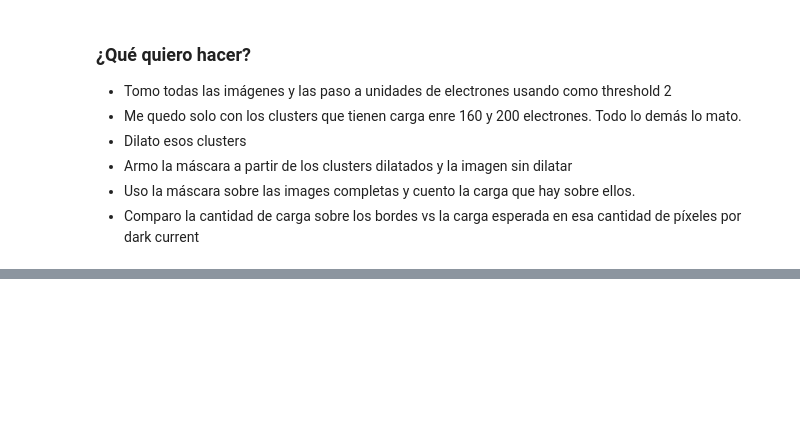
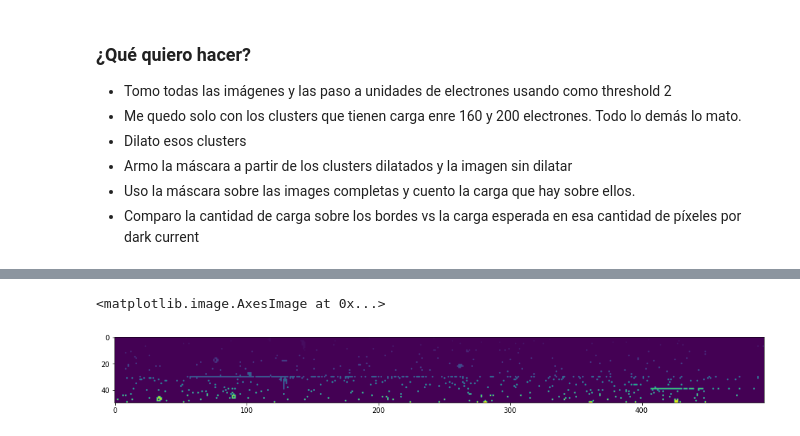
Before and after one commit to Igna11/Tesis-Skipper, a Jupyter notebook: Analisis_Imagenes_bordes.ipynb, the cells around one changed output, grey strips where cells are left out. Saved outputs shown, nothing was run; the diff lists cells and outputs as text; code cells hidden in the pictures; blank space fills up the shorter version.

```diff
--- a/Analisis_Imagenes_bordes.ipynb
+++ b/Analisis_Imagenes_bordes.ipynb
@@ -799,0 +832,13 @@ Promedio clusters de 180 p/ imagen: 3.93 +/- 2.05
+# %%
+# Structura
+struc = [[1, 1, 1],
+         [1, 1, 1],
+         [1, 1, 1]]
+
+# Le busco los labels
+img_label, count = ndi.label(img_bw, structure=struc)
+plt.figure(figsize=(17,2))
+plt.imshow(img_label)# cmap="hot", vmin=0, vmax=200)
+# %% [output]
+<matplotlib.image.AxesImage at 0x...>
+[figure, added]
```
Also changed, not shown: parts of 34 cells of this notebook, 1 other file.
